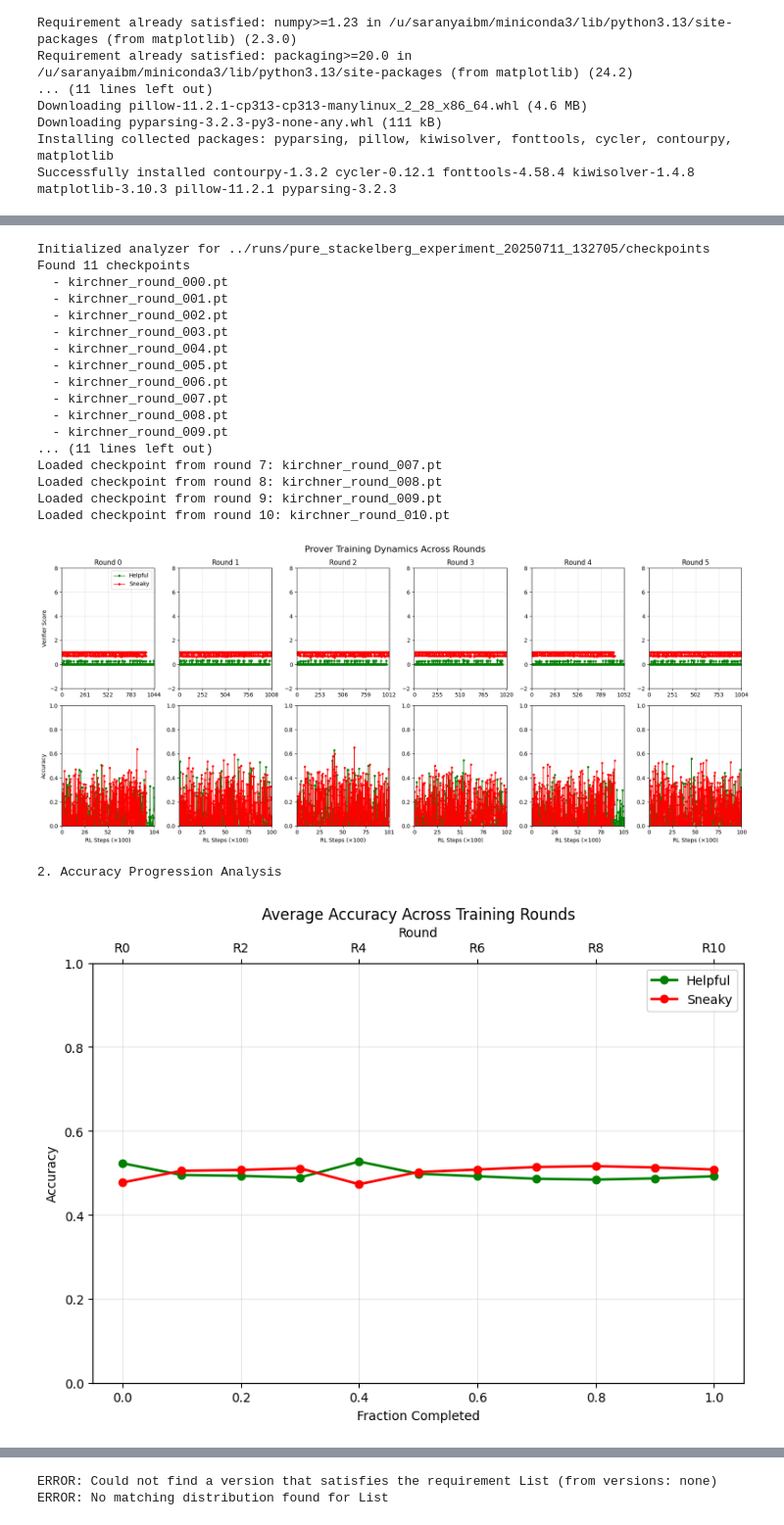
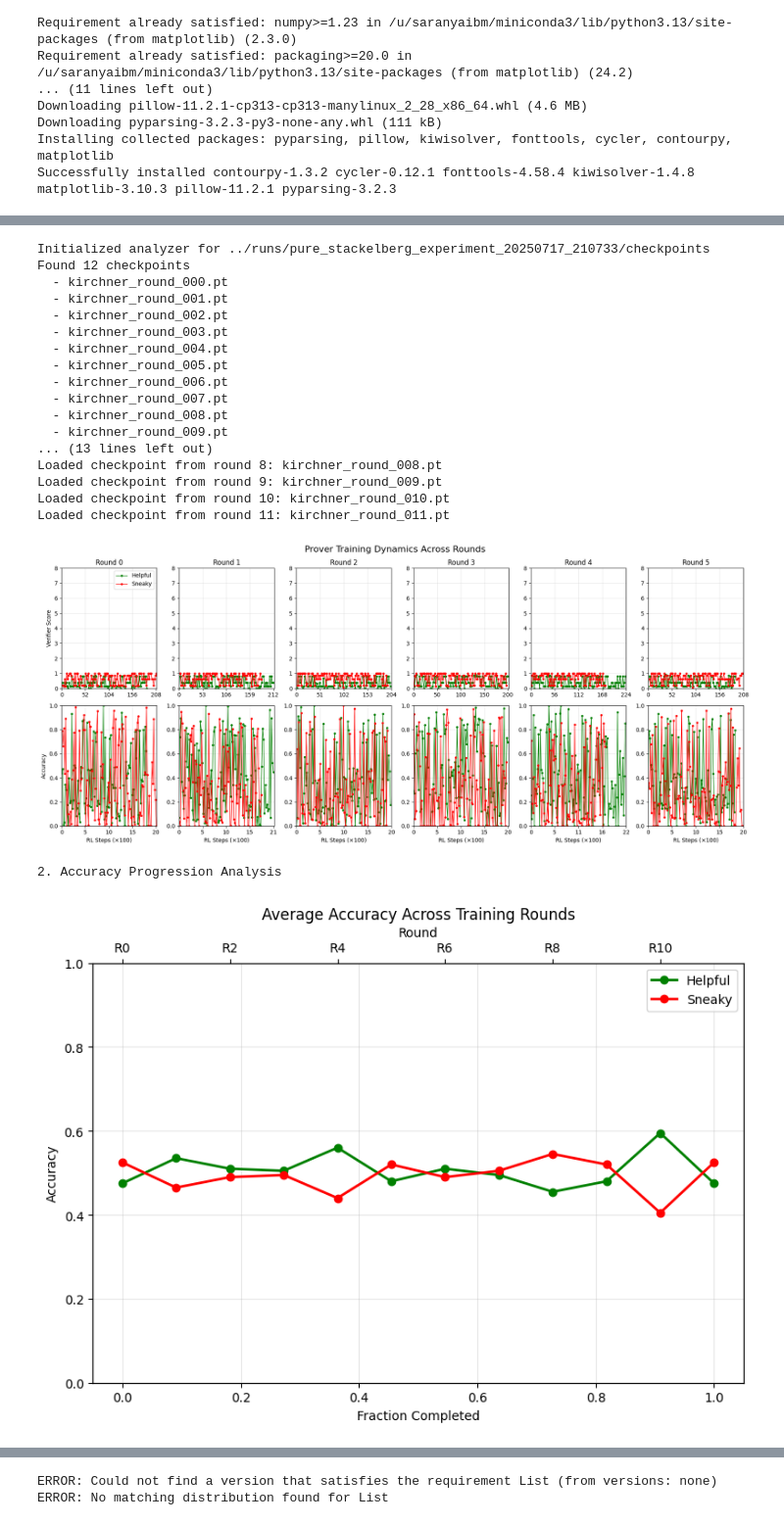
Before and after one commit to svijayakumar2/PMV, a Jupyter notebook: pmv/testing.ipynb, the cells around one changed output, grey strips where cells are left out. Shown at 98% size. Saved outputs shown, nothing was run; the diff lists cells and outputs as text; code cells hidden in the pictures.

```diff
--- a/pmv/testing.ipynb
+++ b/pmv/testing.ipynb
@@ -12,6 +12,15 @@ import re
 
 # plt.style.use('seaborn-v0_8')
 # sns.set_palette("husl")
+
+EXPERIMENT_DIRS = [
+    "pure_stackelberg_experiment_20250716_182411",
+    "pure_stackelberg_experiment_20250716_212043",
+    "pure_stackelberg_experiment_20250721_115210",
+    "pure_stackelberg_experiment_20250721_112618",
+    "pure_stackelberg_experiment_20250718_074523",
+    "pure_stackelberg_experiment_20250721_200515"
+]
 
 class ModelAnalyzer:
     """Analyzer for trained prover-verifier models using real checkpoint data"""
@@ -427,7 +436,7 @@ def compare_early_vs_late(analyzer, early_round: int = 0, late_round: int = None
 if __name__ == "__main__":
     analyzer, df = quick_analysis(
 
-        checkpoint_dir="../runs/pure_stackelberg_experiment_20250711_132705/checkpoints", #pure_stackelberg_experiment_20250630_091316/checkpoints",
+        checkpoint_dir="../runs/pure_stackelberg_experiment_20250717_210733/checkpoints", #pure_stackelberg_experiment_20250716_212043/checkpoints",
         config_path="configs/config_pure_stackelberg.yaml"
     ) #  pure_stackelberg_experiment_20250707_190722
 
@@ -816,39 +1161,39 @@ def kirchner_style_analysis(checkpoint_dir: str, config_path: str = None):
     df = analyzer.analyze_training_progression()
     if not df.empty:
         print(f"Total rounds: {len(df)}")
         print(f"Total episodes collected: {df['total_items'].sum() if 'total_items' in df else 'N/A'}")
         if 'helpful_reward_mean' in df.columns:
             print(f"Final helpful reward: {df['helpful_reward_mean'].iloc[-1]:.3f}")
         if 'sneaky_reward_mean' in df.columns:
             print(f"Final sneaky reward: {df['sneaky_reward_mean'].iloc[-1]:.3f}")
 
     return analyzer
 
 # Run the analysis
 if __name__ == "__main__":
     analyzer = kirchner_style_analysis(
-        checkpoint_dir="../runs/pure_stackelberg_experiment_20250711_132705/checkpoints",
+        checkpoint_dir="../runs/pure_stackelberg_experiment_20250717_210733/checkpoints",
         config_path="configs/config_pure_stackelberg.yaml"
     )
 # %% [output]
-Initialized analyzer for ../runs/pure_stackelberg_experiment_20250711_132705/checkpoints
-Found 11 checkpoints
+Initialized analyzer for ../runs/pure_stackelberg_experiment_20250717_210733/checkpoints
+Found 12 checkpoints
   - kirchner_round_000.pt
   - kirchner_round_001.pt
   - kirchner_round_002.pt
   - kirchner_round_003.pt
   - kirchner_round_004.pt
   - kirchner_round_005.pt
   - kirchner_round_006.pt
   - kirchner_round_007.pt
   - kirchner_round_008.pt
   - kirchner_round_009.pt
-... (11 lines left out)
-Loaded checkpoint from round 7: kirchner_round_007.pt
+... (13 lines left out)
 Loaded checkpoint from round 8: kirchner_round_008.pt
 Loaded checkpoint from round 9: kirchner_round_009.pt
 Loaded checkpoint from round 10: kirchner_round_010.pt
+Loaded checkpoint from round 11: kirchner_round_011.pt
-[figure, old version]
+[figure, new version]
 2. Accuracy Progression Analysis
-[figure, old version]
+[figure, new version]
 3. Detailed Training Dynamics
```
Also changed, not shown: parts of 3 cells of this notebook, 1 other file.
